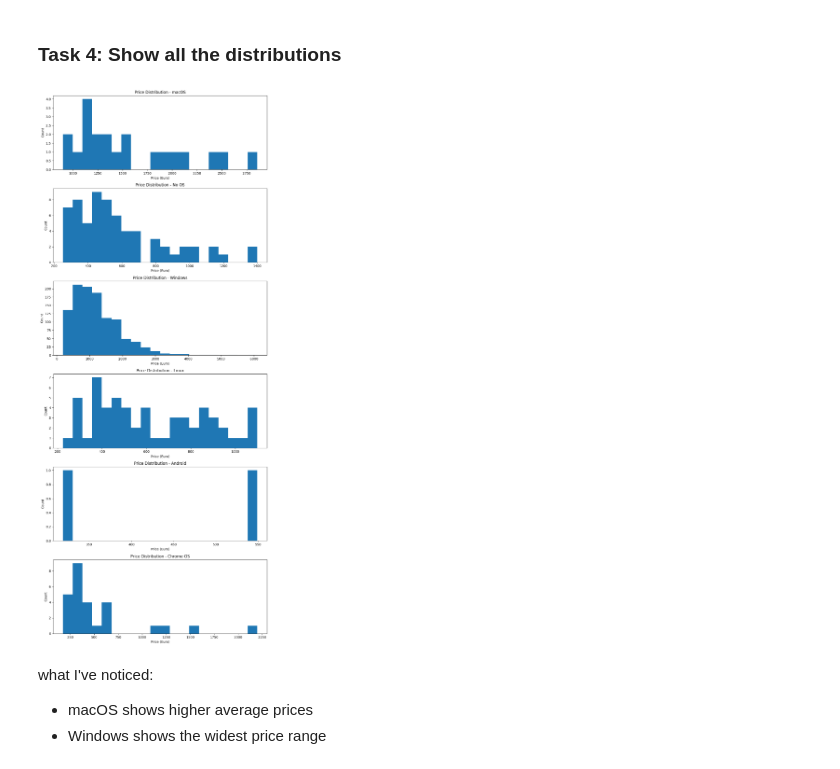
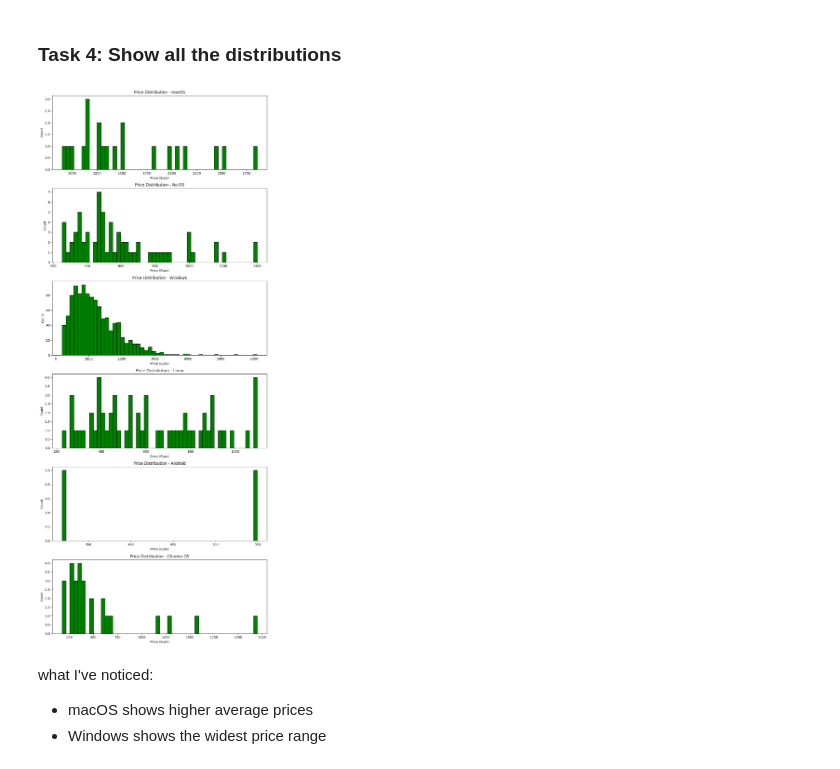
Before and after one commit to SagiHai/First_repository, a Jupyter notebook: miniproject1.ipynb, the cells around one changed output. Cells and saved outputs as stored; diff of their text form; code cells hidden in the pictures.

```diff
--- a/miniproject1.ipynb
+++ b/miniproject1.ipynb
@@ -239,19 +239,19 @@ Name: count, dtype: int64
 # %%
 # creating different subplot of each opereating system
 unique_os = df['OS_Clean'].unique()
 fig, axes = plt.subplots(len(unique_os), 1, figsize=(10, 4*len(unique_os)))
 
 for i, os in enumerate(unique_os):
     os_data = df[df['OS_Clean'] == os]['Price (Euro)']
-    axes[i].hist(os_data, bins=20)
+    axes[i].hist(os_data, bins=50, color="green", edgecolor="black")
     axes[i].set_title(f'Price Distribution - {os}')
     axes[i].set_xlabel('Price (Euro)')
     axes[i].set_ylabel('Count')
 
 plt.tight_layout()
 plt.show()
 # %% [output]
-[figure, old version]
+[figure, new version]
 # %% [markdown]
 what I've noticed:
 - macOS shows higher average prices
```
Also changed, not shown: parts of 1 cell of this notebook.
